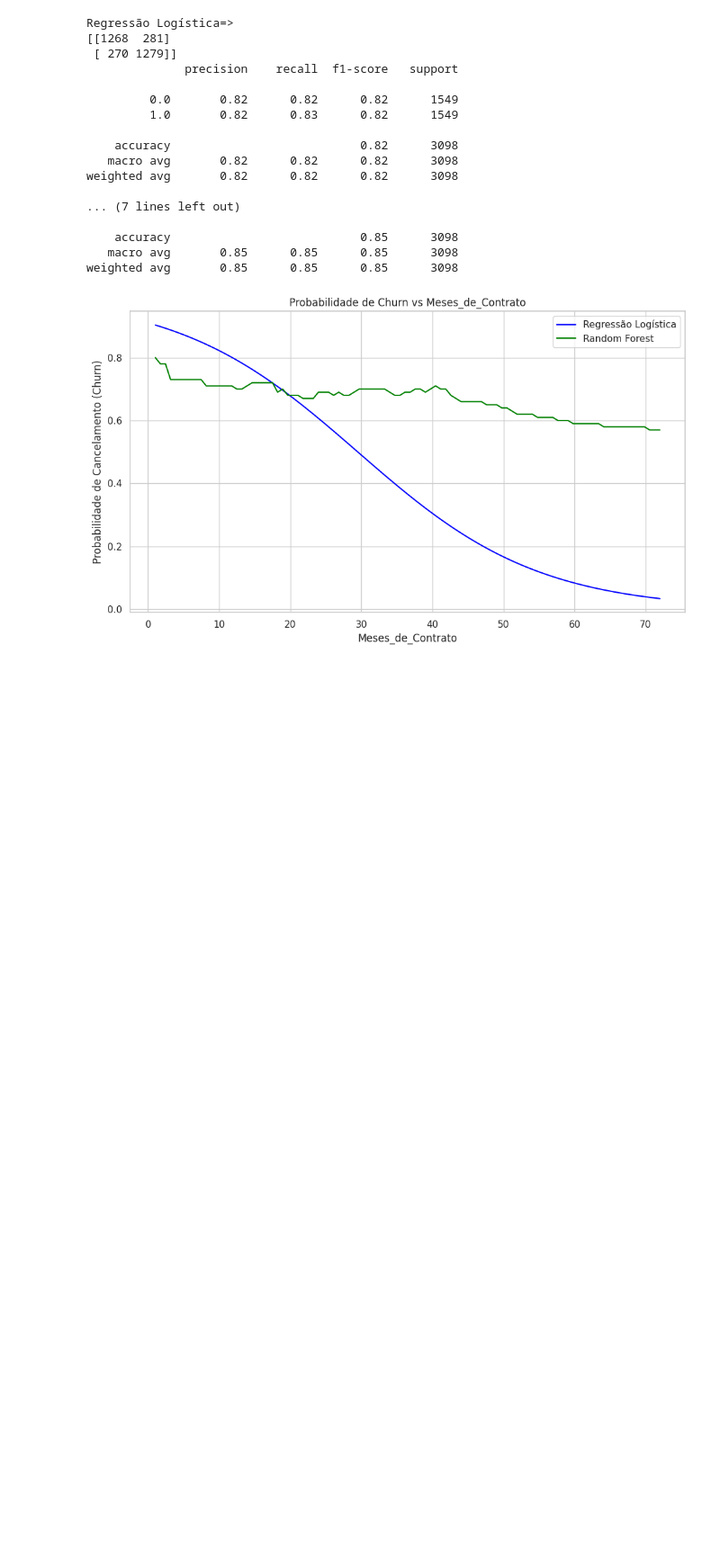
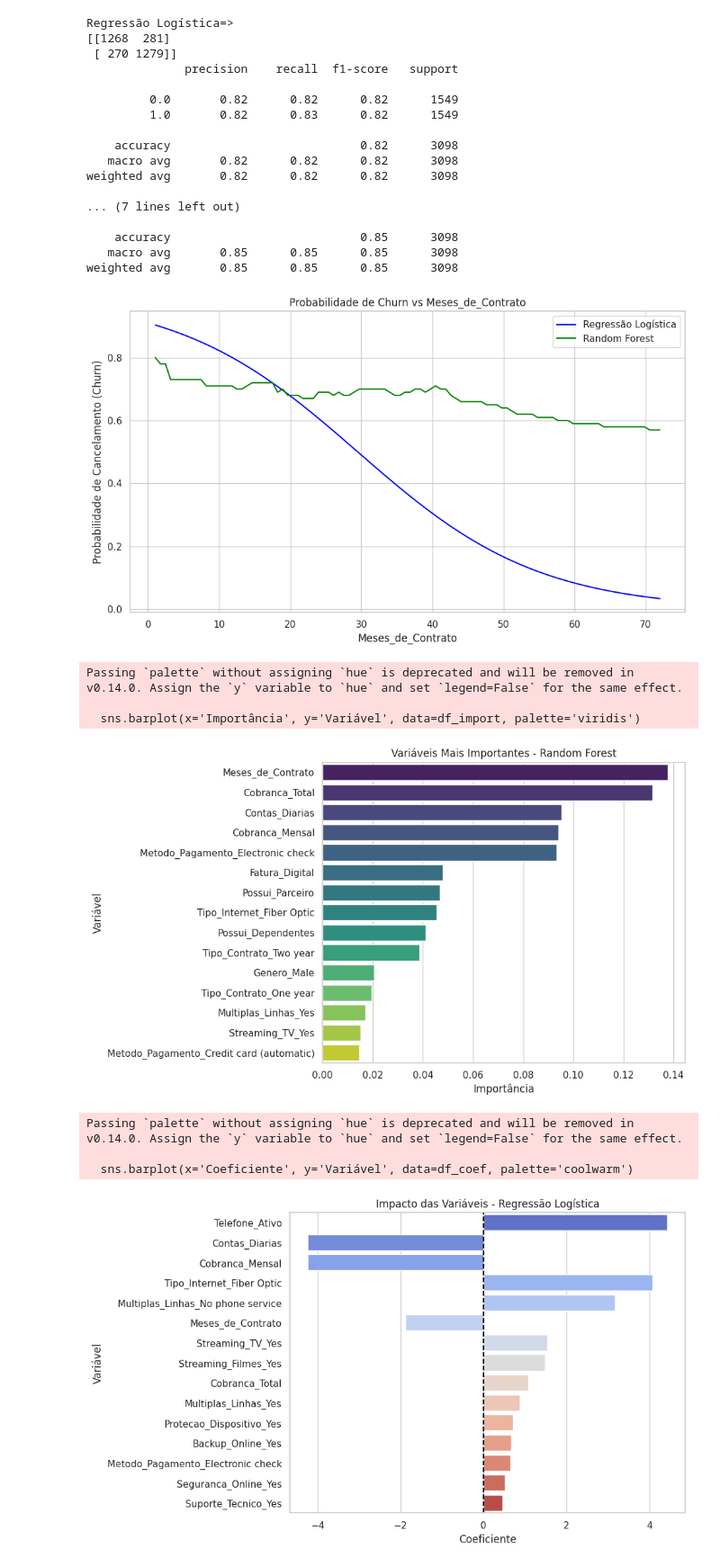
Before and after one commit to Henriquerocha2000/telecomX2, a Jupyter notebook: Telecom_X_–_Parte_2_Prevendo_Churn.ipynb, the cells around one changed output. Shown: that part at 90% size. Cells and saved outputs as stored; diff of their text form; code cells hidden in the pictures; blank space fills up the shorter version.

Commit message:
Conclusão e analise de modelos.

```diff
--- a/Telecom_X_–_Parte_2_Prevendo_Churn.ipynb
+++ b/Telecom_X_–_Parte_2_Prevendo_Churn.ipynb
@@ -264,3 +264,46 @@ plt.tight_layout()
 plt.show()
 # %% [output]
 [figure]
+# %%
+
+import pandas as pd
+import seaborn as sns
+import matplotlib.pyplot as plt
+#Impacto das variáveis com Randon Forest
+importancias = rf_model.feature_importances_
+nomes = X_train.columns
+df_import = pd.DataFrame({'Variável': nomes, 'Importância': importancias})
+df_import = df_import.sort_values(by='Importância', ascending=False).head(15)
+
+plt.figure(figsize=(10, 6))
+sns.barplot(x='Importância', y='Variável', data=df_import, palette='viridis')
+plt.title('Variáveis Mais Importantes - Random Forest')
+plt.xlabel('Importância')
+plt.ylabel('Variável')
+plt.tight_layout()
+plt.show()
+
+#Impacto das vari[aveis com Regressão
+coef = pipeline_lr.named_steps['lr'].coef_[0]
+nomes = X_train.columns
+df_coef = pd.DataFrame({'Variável': nomes, 'Coeficiente': coef})
+df_coef['Impacto'] = df_coef['Coeficiente'].abs()
+df_coef = df_coef.sort_values(by='Impacto', ascending=False).head(15)
+
+plt.figure(figsize=(10, 6))
+sns.barplot(x='Coeficiente', y='Variável', data=df_coef, palette='coolwarm')
+plt.title('Impacto das Variáveis - Regressão Logística')
+plt.axvline(0, color='black', linestyle='--')
+plt.xlabel('Coeficiente')
+plt.ylabel('Variável')
+plt.tight_layout()
+plt.show()
+# %% [output]
+Passing `palette` without assigning `hue` is deprecated and will be removed in v0.14.0. Assign the `y` variable to `hue` and set `legend=False` for the same effect.
+
+  sns.barplot(x='Importância', y='Variável', data=df_import, palette='viridis')
+[figure, added]
+Passing `palette` without assigning `hue` is deprecated and will be removed in v0.14.0. Assign the `y` variable to `hue` and set `legend=False` for the same effect.
+
+  sns.barplot(x='Coeficiente', y='Variável', data=df_coef, palette='coolwarm')
+[figure, added]
```
Also changed, not shown: parts of 5 cells of this notebook.
